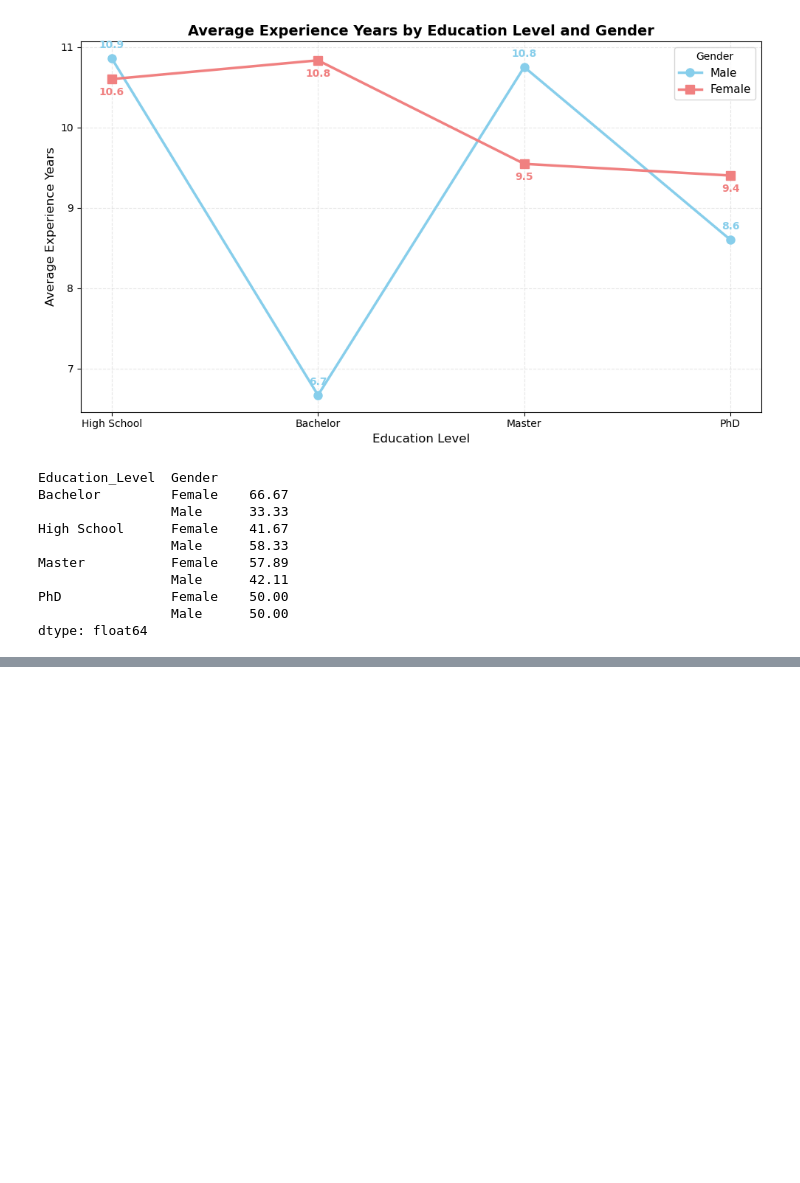
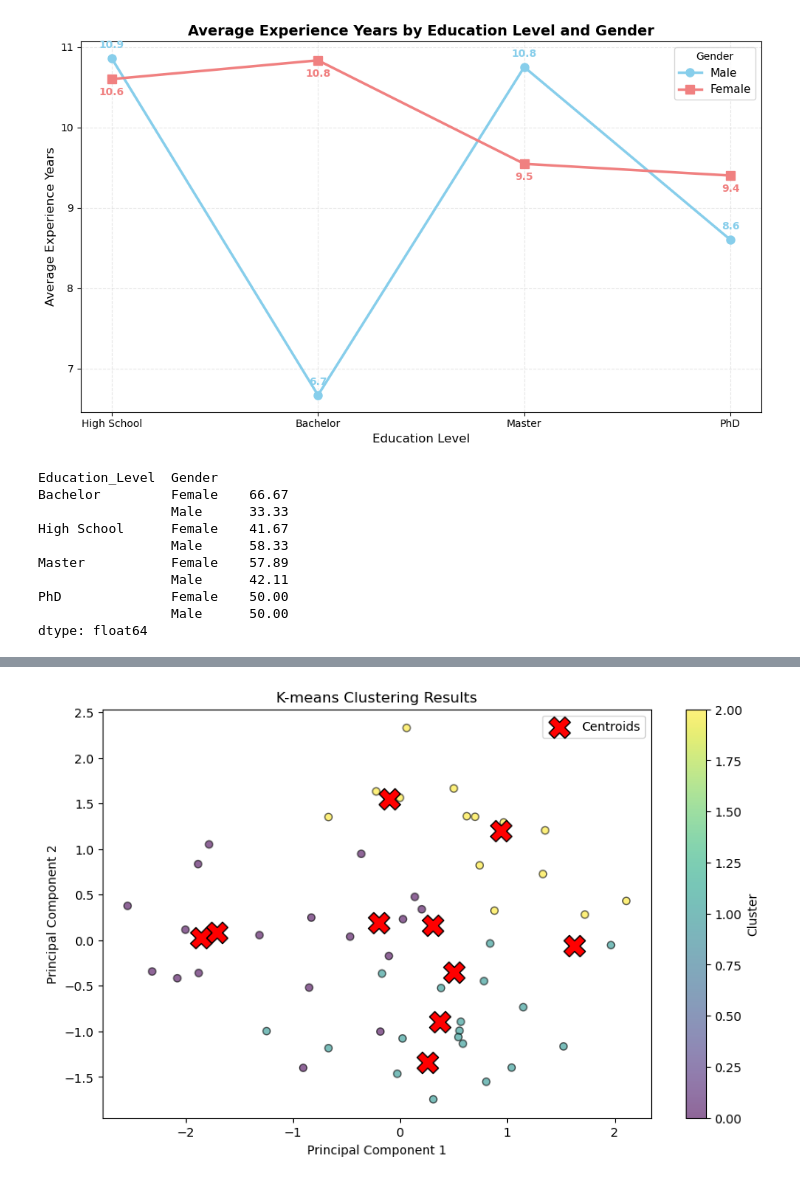
Before and after one commit to CaballeroRAR/ds_projects, a Jupyter notebook: 1_employee_salary_analysis-kaggle_salary/notebook/salary_analysis.ipynb, the cells around one changed output, grey strips where cells are left out. Cells and saved outputs as stored; diff of their text form; code cells hidden in the pictures; blank space fills up the shorter version.

```diff
--- a/1_employee_salary_analysis-kaggle_salary/notebook/salary_analysis.ipynb
+++ b/1_employee_salary_analysis-kaggle_salary/notebook/salary_analysis.ipynb
@@ -741,0 +878,27 @@ dtype: float64
+# %%
+from sklearn.decomposition import PCA
+
+# Reduce to 2D for visualization
+pca = PCA(n_components=2)
+X_pca = pca.fit_transform(data_encoded)
+
+# Plot clusters
+plt.figure(figsize=(10, 6))
+scatter = plt.scatter(X_pca[:, 0], X_pca[:, 1],
+                     c=labels, cmap='viridis',
+                     alpha=0.6, edgecolors='k')
+
+# Plot centroids in PCA space
+centroids_pca = pca.transform(kmeans.cluster_centers_)
+plt.scatter(centroids_pca[:, 0], centroids_pca[:, 1],
+           c='red', s=300, marker='X',
+           label='Centroids', edgecolors='black')
+
+plt.xlabel('Principal Component 1')
+plt.ylabel('Principal Component 2')
+plt.title('K-means Clustering Results')
+plt.legend()
+plt.colorbar(scatter, label='Cluster')
+plt.show()
+# %% [output]
+[figure, added]
```
Also changed, not shown: parts of 14 cells of this notebook.
